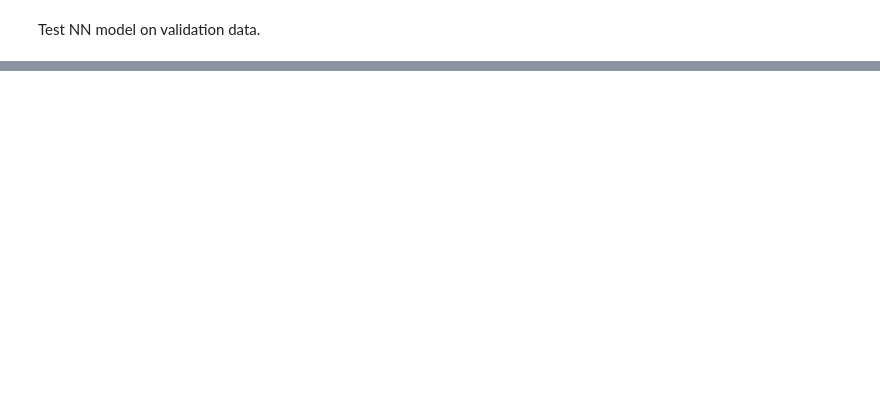
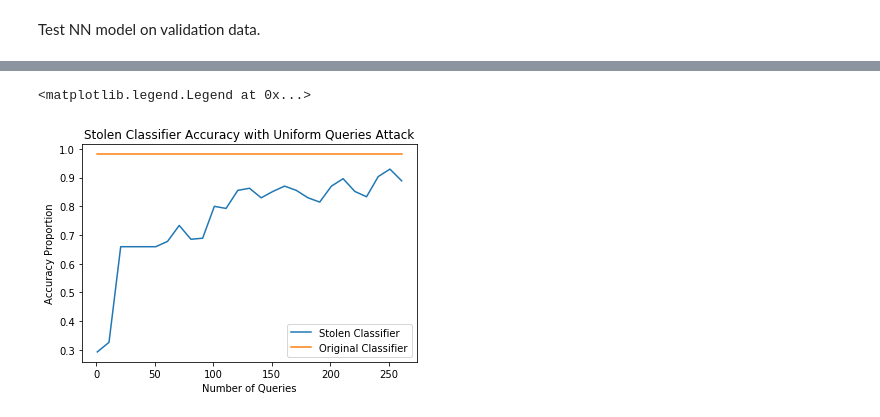
Before and after one commit to tj-kim/privacy_project, a Jupyter notebook: logReg_NB/Multi-Layer Perceptron Attack 2.ipynb, the cells around one changed output, grey strips where cells are left out. Cells and saved outputs as stored; diff of their text form; code cells hidden in the pictures; blank space fills up the shorter version.

Commit message:
NN attack set up, synthetic data is hurting adaptive performance, will need to make own synthetic data drawing from uniform distribution

```diff
--- a/logReg_NB/Multi-Layer Perceptron Attack 2.ipynb
+++ b/logReg_NB/Multi-Layer Perceptron Attack 2.ipynb
@@ -196,0 +191,48 @@ After literature search, an equation solving attack seems impossible given the p
+# %%
+from sklearn.metrics import accuracy_score
+
+query_num = np.arange(1,query_data.shape[0],10)
+accs = np.zeros(query_num.size)
+og_acc = np.zeros(query_num.size)
+accs_idx = 0
+
+temp_samp = query_data.sample(n=0)
+
+
+for num in query_num:
+    # take subset of query data and obtain labels from real classifier
+    if num > 1:
+        num2 = num - query_num[accs_idx-1]
+    else:
+        num2 = num
+
+    new_samp = query_data.sample(n=num2)
+    temp_samp = temp_samp.append(new_samp/axes_max)
+    samp = torch.from_numpy(temp_samp.values).float()
+    sweep_labels = NN.predict(samp,True)[0]
+    sweep_labels = torch.from_numpy(sweep_labels).float()
+
+    # Sub-loop to run stochastic gradient descent multiple times
+    NN_uniform = Neural_Network()
+
+    for i in range(100):  # trains the NN 1,000 times
+        NN_uniform.train(samp, sweep_labels)
+        NN_uniform.saveWeights(NN_uniform)
+
+    # Build stolen classifier with output data
+    sweep_pred = NN_uniform.predict(torch.from_numpy(total_test_data.values/axes_max).float(),True)
+    accs[accs_idx] = accuracy_score(total_test_label,sweep_pred[0])
+    og_acc[accs_idx] = acc
+
+    accs_idx += 1
+# %%
+# Plot the accuracy
+plt.plot(query_num,accs)
+plt.plot(query_num,og_acc, label = "Original Classifier")
+plt.title("Stolen Classifier Accuracy with Uniform Queries Attack")
+plt.xlabel("Number of Queries")
+plt.ylabel("Accuracy Proportion")
+plt.gca().legend(('Stolen Classifier','Original Classifier'))
+# %% [output]
+<matplotlib.legend.Legend at 0x...>
+[figure, added]
```
Also changed, not shown: parts of 7 cells of this notebook, 1 other file.
